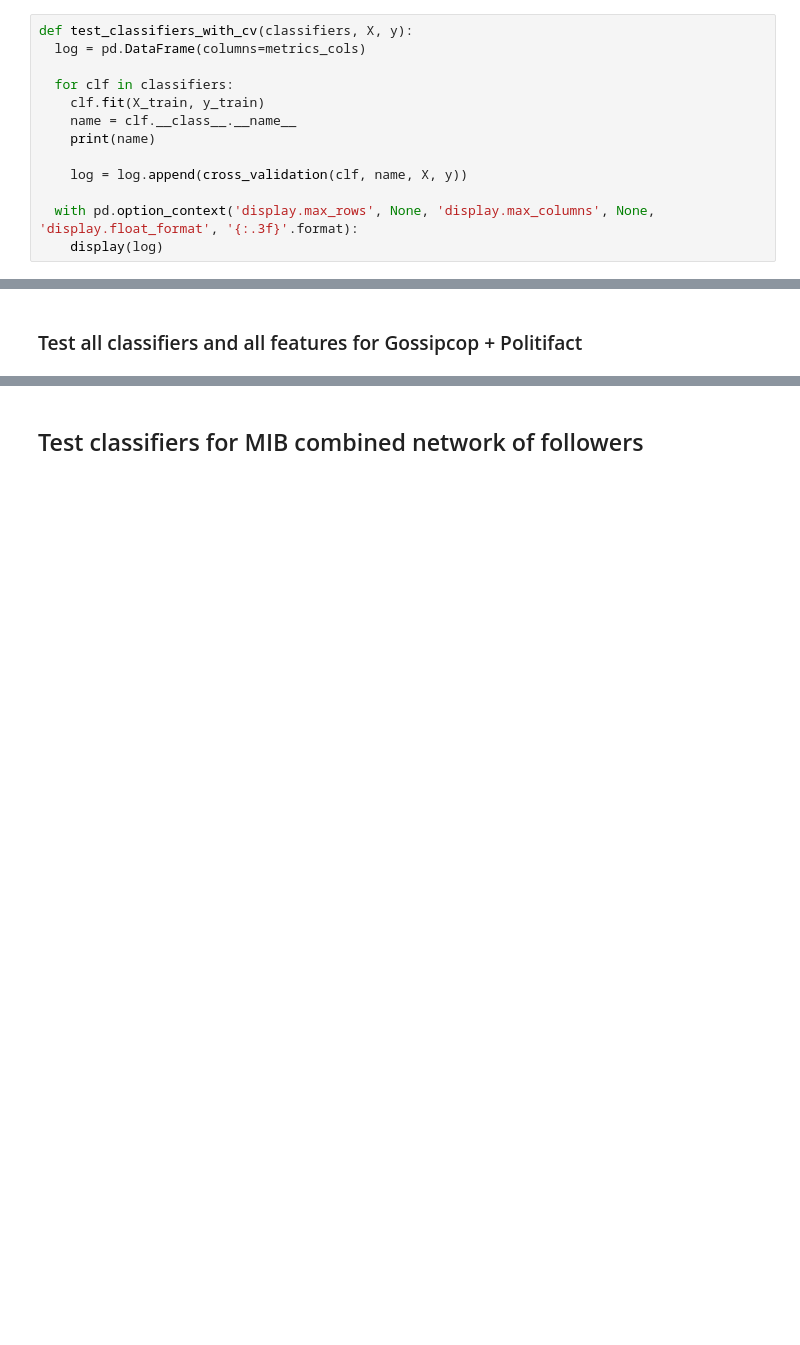
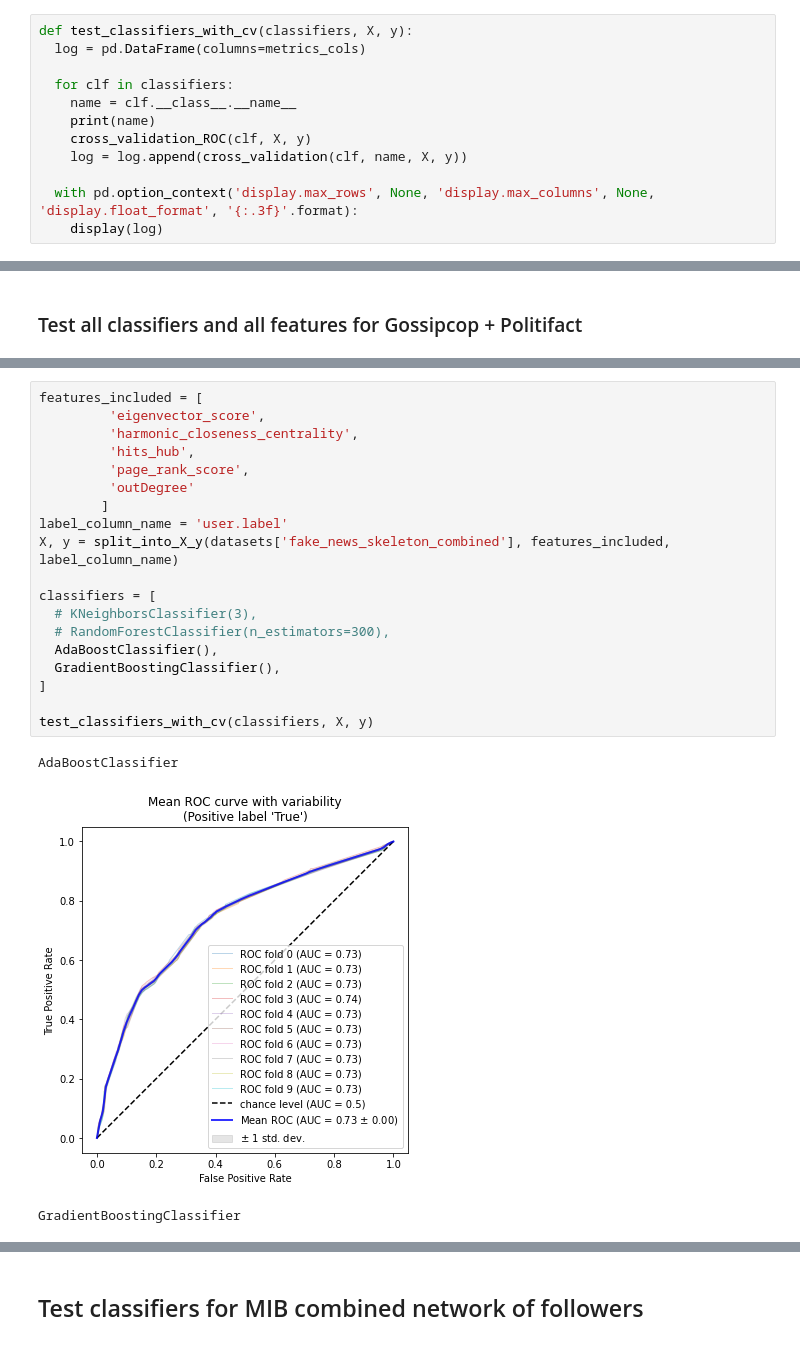
Before and after one commit to Patric/fkd-gs, a Jupyter notebook: notebooks/FakeNewsDetectionGraphSolutions.ipynb, the cells around one changed output, grey strips where cells are left out. Drawn from its saved outputs; the diff is of its cells as text; blank space fills up the shorter version.

```diff
--- a/notebooks/FakeNewsDetectionGraphSolutions.ipynb
+++ b/notebooks/FakeNewsDetectionGraphSolutions.ipynb
@@ -543,10 +601,9 @@ def test_classifiers_with_cv(classifiers, X, y):
   log = pd.DataFrame(columns=metrics_cols)
 
   for clf in classifiers:
-    clf.fit(X_train, y_train)
     name = clf.__class__.__name__
     print(name)
-
+    cross_validation_ROC(clf, X, y)
     log = log.append(cross_validation(clf, name, X, y))
 
   with pd.option_context('display.max_rows', None, 'display.max_columns', None, 'display.float_format', '{:.3f}'.format):
@@ -1028,0 +1139,23 @@ Log Loss: 0.7872628089440324
+# %%
+features_included = [
+         'eigenvector_score',
+         'harmonic_closeness_centrality',
+         'hits_hub',
+         'page_rank_score',
+         'outDegree'
+        ]
+label_column_name = 'user.label'
+X, y = split_into_X_y(datasets['fake_news_skeleton_combined'], features_included, label_column_name)
+
+classifiers = [
+  # KNeighborsClassifier(3),
+  # RandomForestClassifier(n_estimators=300),
+  AdaBoostClassifier(),
+  GradientBoostingClassifier(),
+]
+
+test_classifiers_with_cv(classifiers, X, y)
+# %% [output]
+AdaBoostClassifier
+[figure, added]
+GradientBoostingClassifier
```
Also changed, not shown: parts of 32 cells of this notebook.
